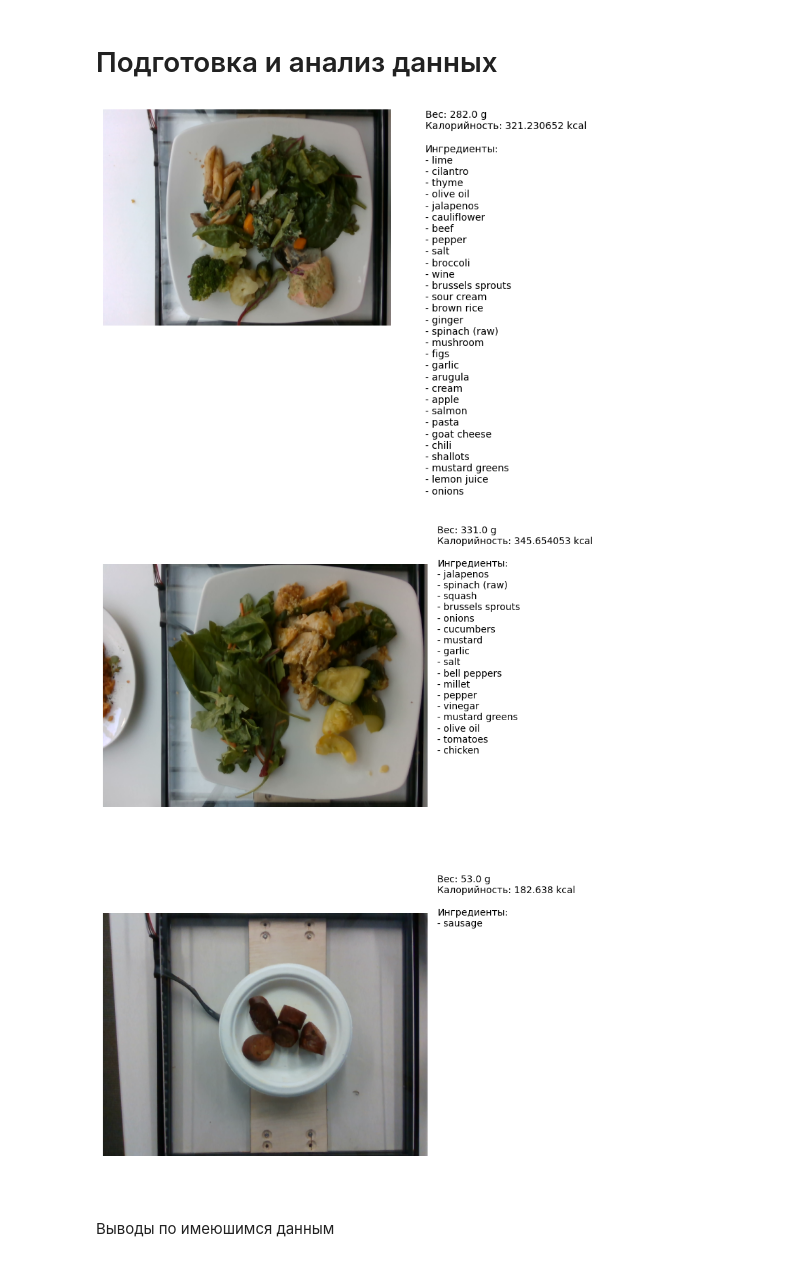
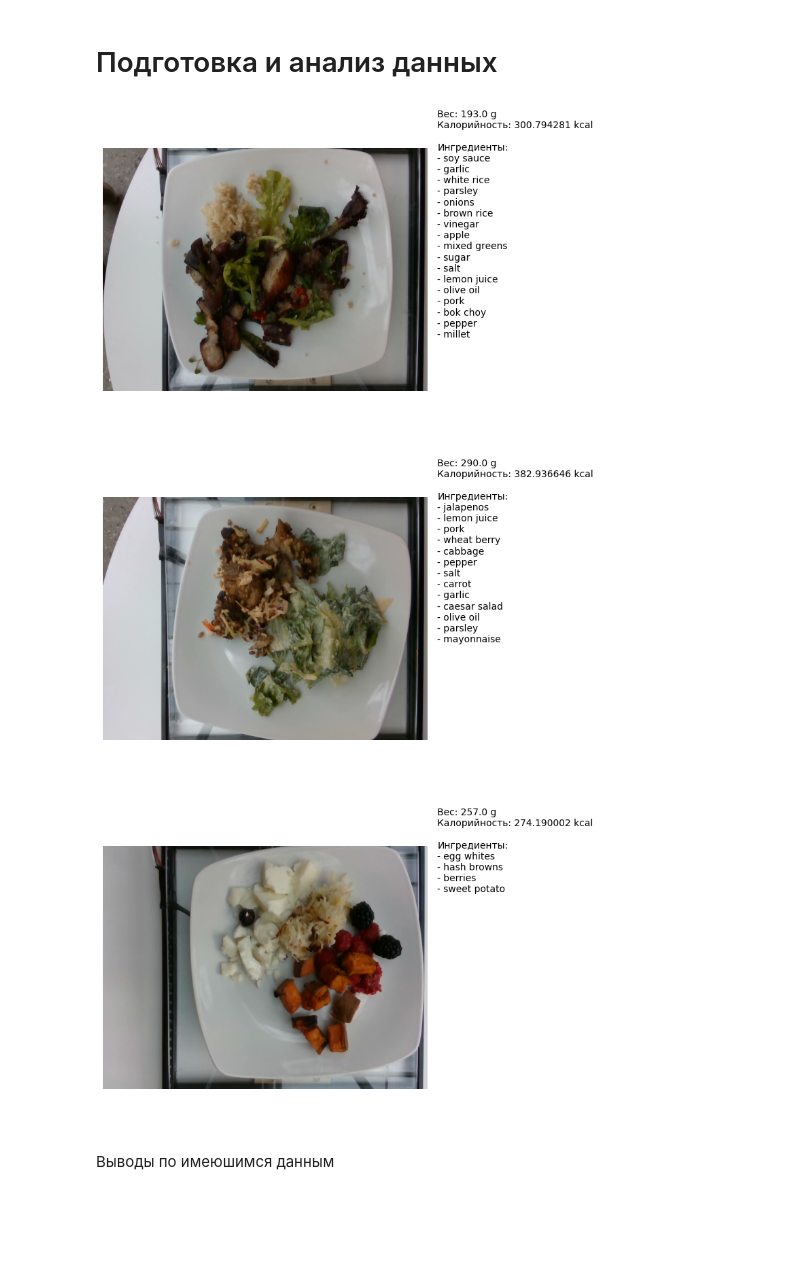
Before and after one commit to Examle20/calories, a Jupyter notebook: solution.ipynb, the cells around one changed output. Saved outputs shown, nothing was run; the diff lists cells and outputs as text; code cells hidden in the pictures; blank space fills up the shorter version.

```diff
--- a/solution.ipynb
+++ b/solution.ipynb
@@ -9,20 +11,15 @@ from scripts.dataset import MultimodalDataset, collate_fn, draw_item, get_data
 # %%
 train_data, test_data = get_data("data/dish.csv")
 
 ingredients = pd.read_csv("data/ingredients.csv")
 
-text_model = "bert-base-uncased"
-image_model = 'tf_efficientnet_b0'
-
-train_dataset = MultimodalDataset(train_data, ingredients, text_model=text_model, image_model=image_model, transforms=None)
-train_dataset, val_dataset = random_split(train_dataset, [0.8, 0.2])
-test_dataset = MultimodalDataset(test_data, ingredients, text_model=text_model, image_model=image_model, transforms=None)
+data_example = MultimodalDataset(test_data, ingredients, transforms=None)
 
 for i in range(3):
-    draw_item(train_dataset[i])
+    draw_item(data_example[i])
 # %% [output]
-[figure, old version]
+[figure, new version]
-[figure, old version]
+[figure, new version]
-[figure, old version]
+[figure, new version]
 # %% [markdown]
 Выводы по имеюшимся данным
```
Also changed, not shown: parts of 3 cells of this notebook, 1 other file.
